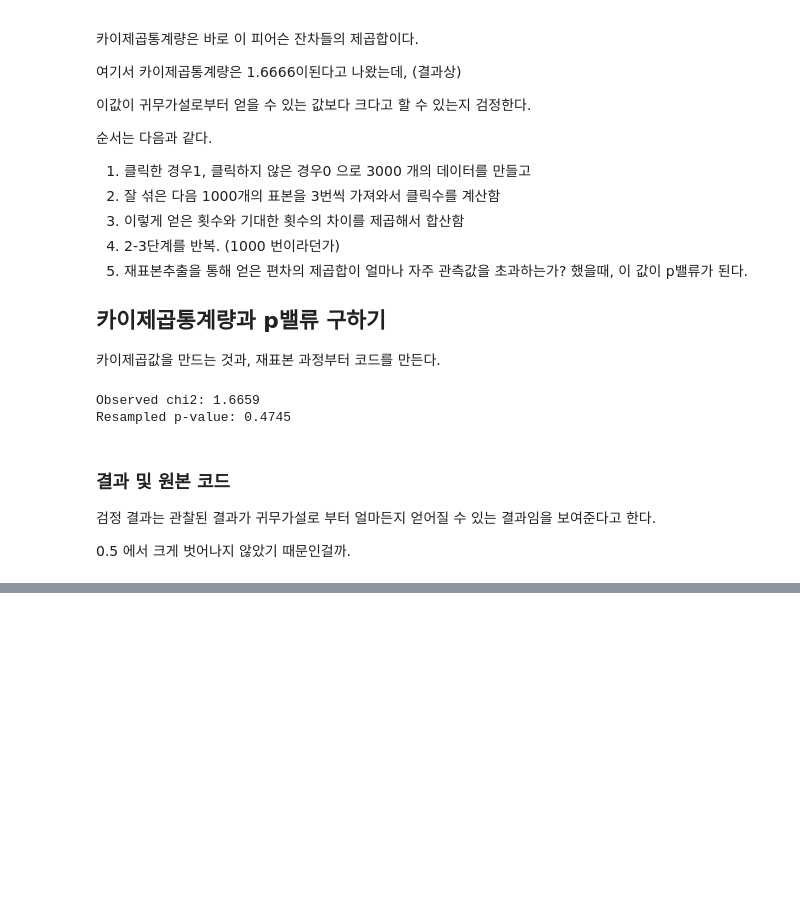
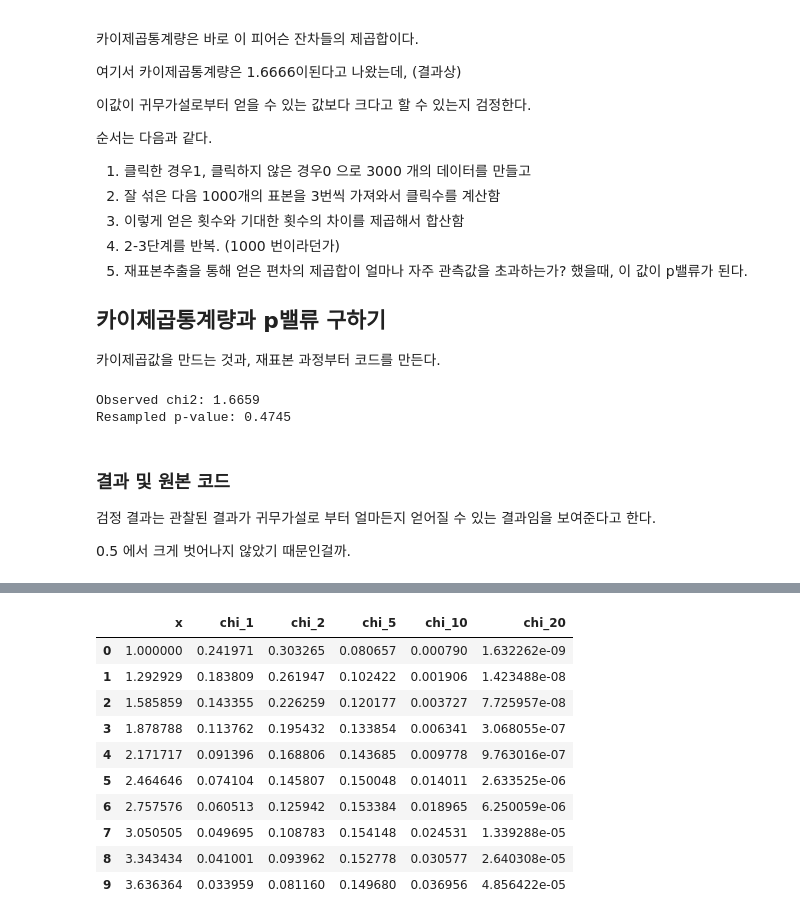
Before and after one commit to Angela-Park-JE/Practical_Statistics, a Jupyter notebook: Ch03/Ch3_6_ANOVA_CHI2.ipynb, the cells around one changed output, grey strips where cells are left out. Cells and saved outputs as stored; diff of their text form; code cells hidden in the pictures; blank space fills up the shorter version.

```diff
--- a/Ch03/Ch3_6_ANOVA_CHI2.ipynb
+++ b/Ch03/Ch3_6_ANOVA_CHI2.ipynb
@@ -485,0 +547,14 @@ Resampled p-value: 0.4745
+# %%
+chi[:10]
+# %% [output]
+|  | x | chi_1 | chi_2 | chi_5 | chi_10 | chi_20 |
+| 0 | 1.000000 | 0.241971 | 0.303265 | 0.080657 | 0.000790 | 1.632262e-09 |
+| 1 | 1.292929 | 0.183809 | 0.261947 | 0.102422 | 0.001906 | 1.423488e-08 |
+| 2 | 1.585859 | 0.143355 | 0.226259 | 0.120177 | 0.003727 | 7.725957e-08 |
+| 3 | 1.878788 | 0.113762 | 0.195432 | 0.133854 | 0.006341 | 3.068055e-07 |
+| 4 | 2.171717 | 0.091396 | 0.168806 | 0.143685 | 0.009778 | 9.763016e-07 |
+| 5 | 2.464646 | 0.074104 | 0.145807 | 0.150048 | 0.014011 | 2.633525e-06 |
+| 6 | 2.757576 | 0.060513 | 0.125942 | 0.153384 | 0.018965 | 6.250059e-06 |
+| 7 | 3.050505 | 0.049695 | 0.108783 | 0.154148 | 0.024531 | 1.339288e-05 |
+| 8 | 3.343434 | 0.041001 | 0.093962 | 0.152778 | 0.030577 | 2.640308e-05 |
+| 9 | 3.636364 | 0.033959 | 0.081160 | 0.149680 | 0.036956 | 4.856422e-05 |
```
Also changed, not shown: parts of 9 cells of this notebook.
